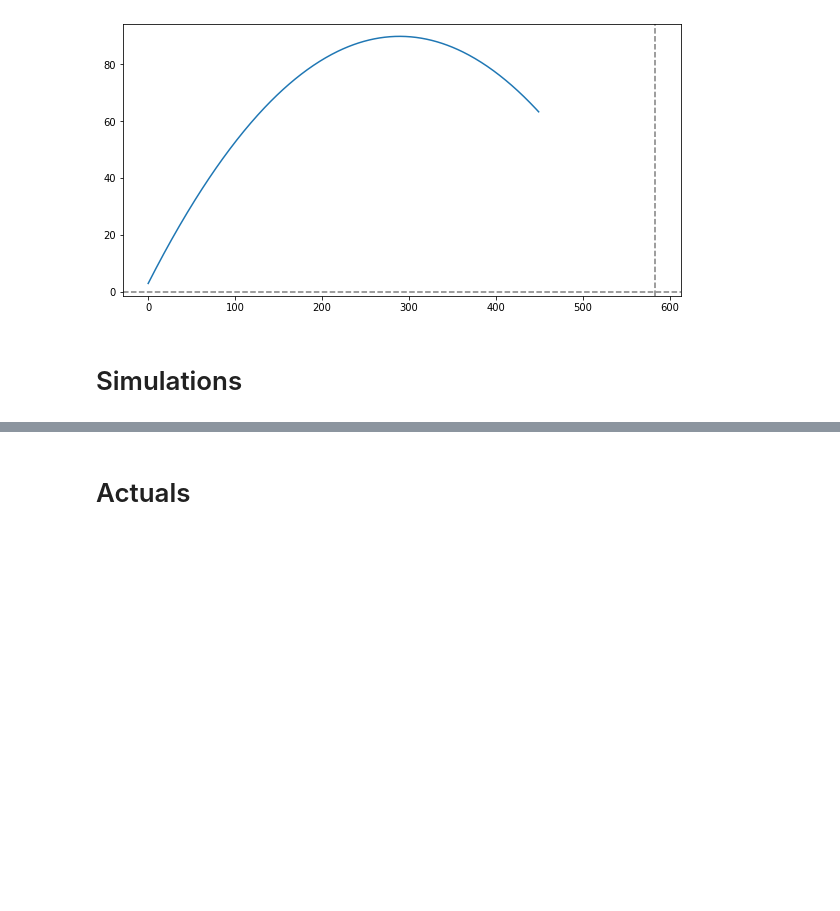
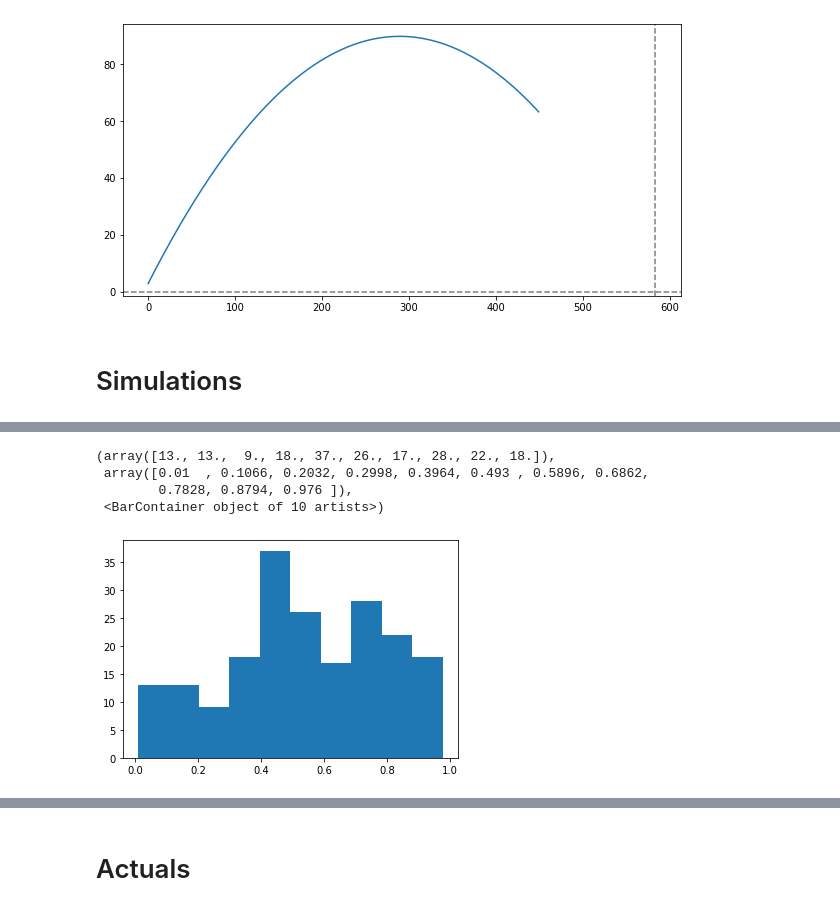
Before and after one commit to dantegates/mlb-statcast, a Jupyter notebook: estimating-field-dimensions.ipynb, the cells around one changed output, grey strips where cells are left out. Drawn from its saved outputs; the diff is of its cells as text; code cells hidden in the pictures; blank space fills up the shorter version.

```diff
--- a/estimating-field-dimensions.ipynb
+++ b/estimating-field-dimensions.ipynb
@@ -83,21 +83,6 @@ plt.plot(ss.expon(1 / 3).pdf(np.arange(20)))
 # %%
 import aesara.tensor as at
 import pymc as pm
-
-
-N = 100
-R = 375.
-H = 10.
-θ = ss.beta(3, 1).rvs(N)[:, None]
-v0 = ss.norm(85, 5).rvs(N)[:, None] * 1.46667
-h0 = ss.norm(4, .2).rvs(N)[:, None]
-error = 0#ss.norm(0, 3).rvs(N)[:, None]
-
-horizontal_distance(θ, h0, v0)
-y = (
-    (distance > R + error)
-    & (vertical_position(R + error, θ, h0, v0) > H)
-).astype(int)
 
 
 def tensor_vertical_position(x, θ, h0, v0):
@@ -111,7 +96,7 @@ with pm.Model() as model:
     radius_sigma = 1#pm.Gamma('radius_sigma', mu=1, sigma=1)
     radius = pm.Normal('radius', mu=radius_mean, sigma=radius_sigma)
 
-    height_mean = pm.Gamma('height_mean', mu=5, sigma=2)
+    height_mean = pm.Gamma('height_mean', mu=10, sigma=2)
     height_sigma = 1#pm.Gamma('height_sigma', mu=1, sigma=1)
     height = pm.Normal('height', mu=height_mean, sigma=height_sigma)
 
@@ -140,0 +238,20 @@ plt.hist(idata.posterior.p.mean(axis=(0, 1)))
+# %%
+with model:
+    priors = pm.sample_prior_predictive(var_names=[
+        'likelihood',
+        'α',
+        'b0',
+        'radius',
+        'radius_mean',
+        'radius_cdf',
+        # 'height',
+        # 'radius_cdf',
+    ])
+# %%
+_ = plt.hist(priors.prior_predictive.likelihood.mean(axis=(0, 1)))
+# %% [output]
+(array([13., 13.,  9., 18., 37., 26., 17., 28., 22., 18.]),
+ array([0.01  , 0.1066, 0.2032, 0.2998, 0.3964, 0.493 , 0.5896, 0.6862,
+        0.7828, 0.8794, 0.976 ]),
+ <BarContainer object of 10 artists>)
+[figure, added]
```
Also changed, not shown: parts of 15 cells of this notebook.
